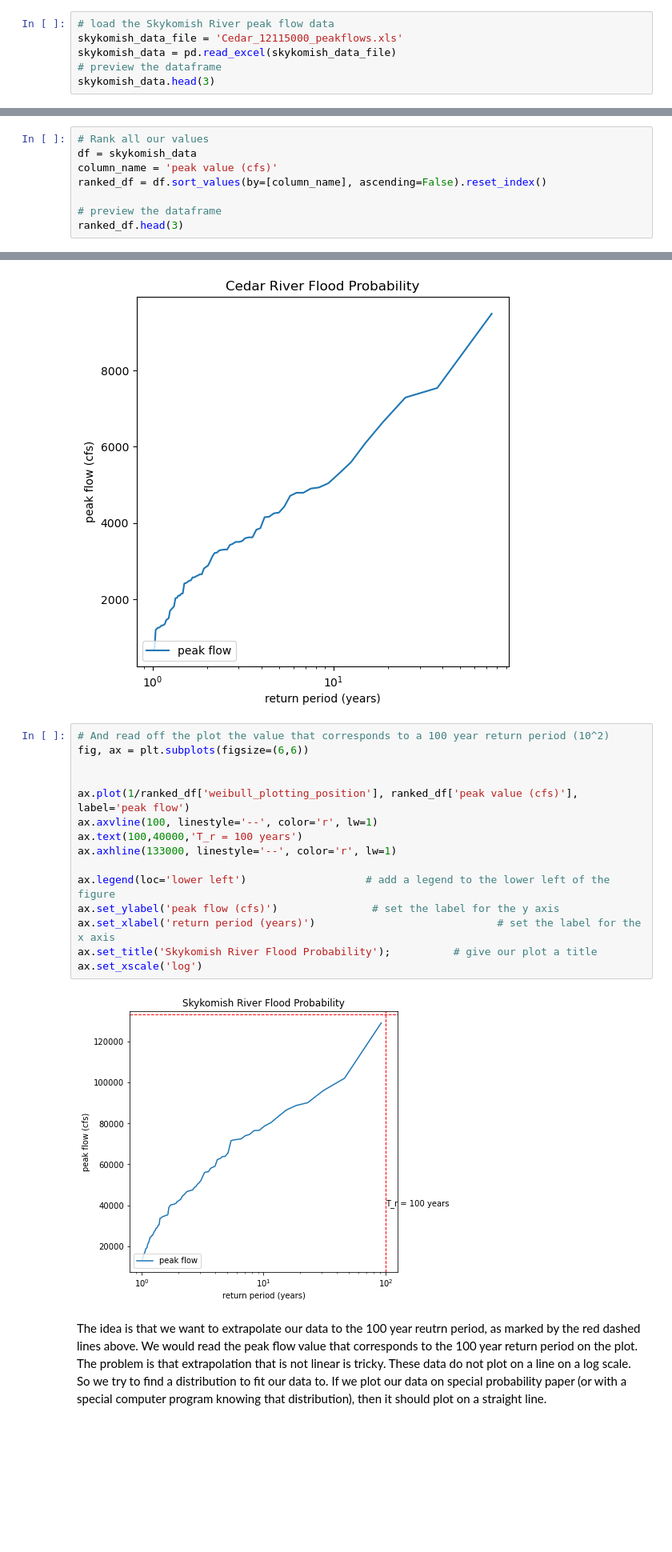
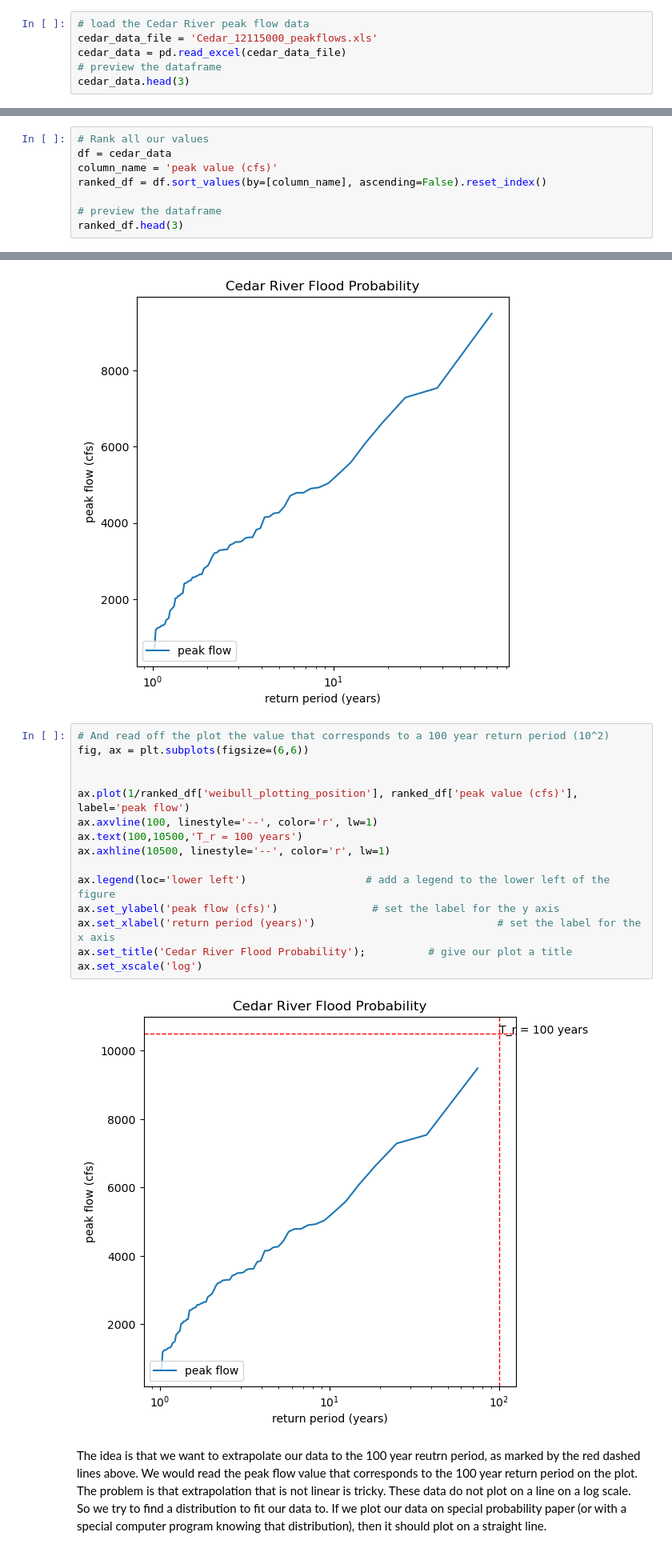
Before and after one commit to jessicalundquist/Fluid_Flows, a Jupyter notebook: book/modules/module5/lab5-2-withCedar.ipynb, the cells around one changed output, grey strips where cells are left out. Shown at 80% size. Drawn from its saved outputs; the diff is of its cells as text; blank space fills up the shorter version.

```diff
--- a/book/modules/module5/lab5-2-withCedar.ipynb
+++ b/book/modules/module5/lab5-2-withCedar.ipynb
@@ -27,9 +27,9 @@ Load the annual peak flow data from the Skykomish River at Gold Bar.  For info o
 # %%
-# load the Skykomish River peak flow data
-skykomish_data_file = 'Cedar_12115000_peakflows.xls'
-skykomish_data = pd.read_excel(skykomish_data_file)
+# load the Cedar River peak flow data
+cedar_data_file = 'Cedar_12115000_peakflows.xls'
+cedar_data = pd.read_excel(cedar_data_file)
 # preview the dataframe
-skykomish_data.head(3)
+cedar_data.head(3)
 # %% [output]
 |  | gage_ID | date of peak | water year | peak value (cfs) | gage_ht (feet) |
 | 0 | 12115000 | 1945-12-28 | 1946 | 2600.0 | 7.18 |
@@ -159,7 +159,7 @@ For this class, we will use the Weibull plotting position.  Note that there are
 **Step 1** Rank the data from highest to lowest flows
 # %%
 # Rank all our values
-df = skykomish_data
+df = cedar_data
 column_name = 'peak value (cfs)'
 ranked_df = df.sort_values(by=[column_name], ascending=False).reset_index()
 
@@ -218,20 +218,20 @@ plt.xscale('log')
 # %%
 # And read off the plot the value that corresponds to a 100 year return period (10^2)
 fig, ax = plt.subplots(figsize=(6,6))
 
 
 ax.plot(1/ranked_df['weibull_plotting_position'], ranked_df['peak value (cfs)'], label='peak flow')
 ax.axvline(100, linestyle='--', color='r', lw=1)
-ax.text(100,40000,'T_r = 100 years')
-ax.axhline(133000, linestyle='--', color='r', lw=1)
+ax.text(100,10500,'T_r = 100 years')
+ax.axhline(10500, linestyle='--', color='r', lw=1)
 
 ax.legend(loc='lower left')                   # add a legend to the lower left of the figure
 ax.set_ylabel('peak flow (cfs)')               # set the label for the y axis
 ax.set_xlabel('return period (years)')                             # set the label for the x axis
-ax.set_title('Skykomish River Flood Probability');          # give our plot a title
+ax.set_title('Cedar River Flood Probability');          # give our plot a title
 ax.set_xscale('log')
 # %% [output]
-[figure, old version]
+[figure, new version]
 # %% [markdown]
 The idea is that we want to extrapolate our data to the 100 year reutrn period, as marked by the red dashed lines above.  We would read the peak flow value that corresponds to the 100 year return period on the plot.  The problem is that extrapolation that is not linear is tricky. These data do not plot on a line on a log scale. So we try to find a distribution to fit our data to.  If we plot our data on special probability paper (or with a special computer program knowing that distribution), then it should plot on a straight line.
 # %% [markdown]
```
Also changed, not shown: parts of 6 cells of this notebook, 6 other files.
